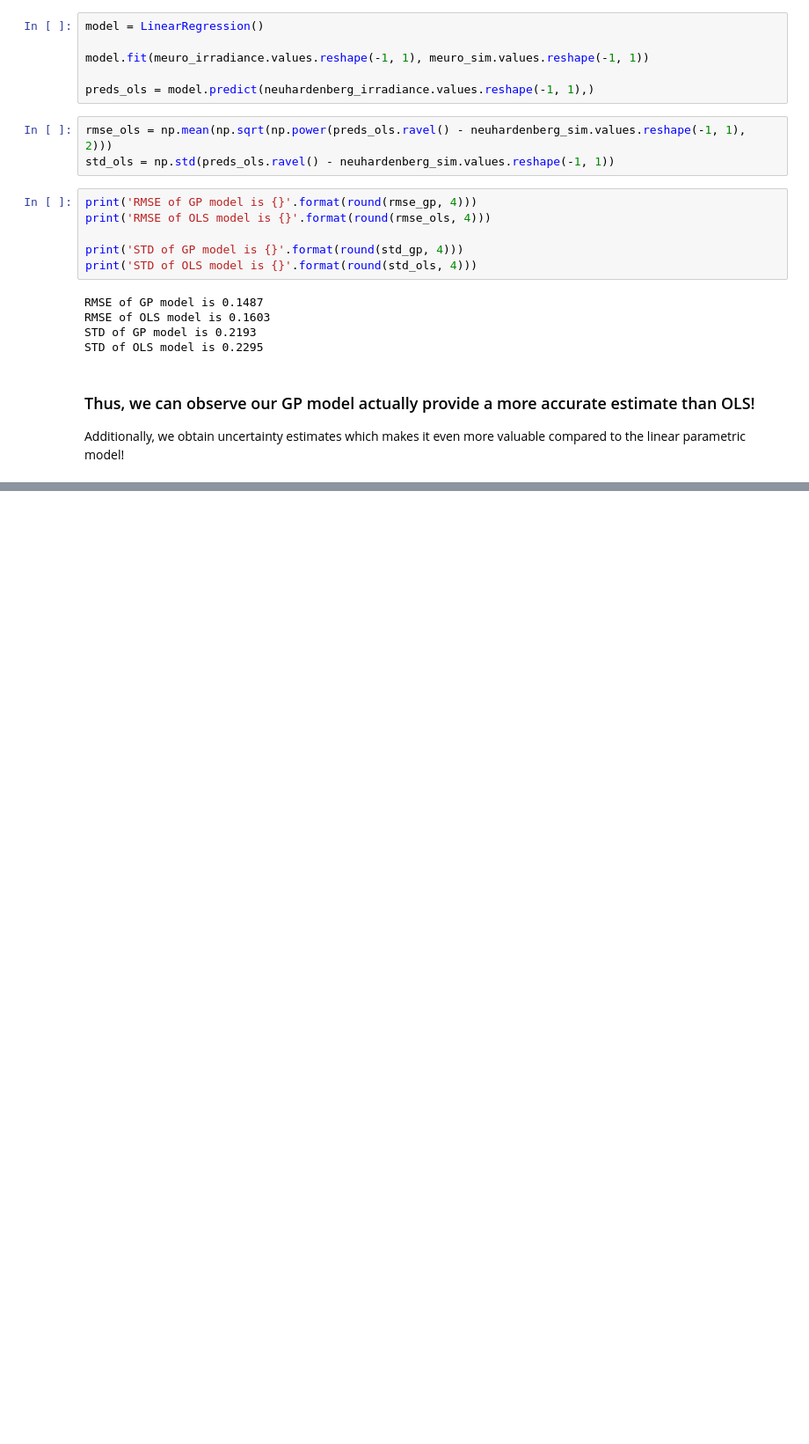
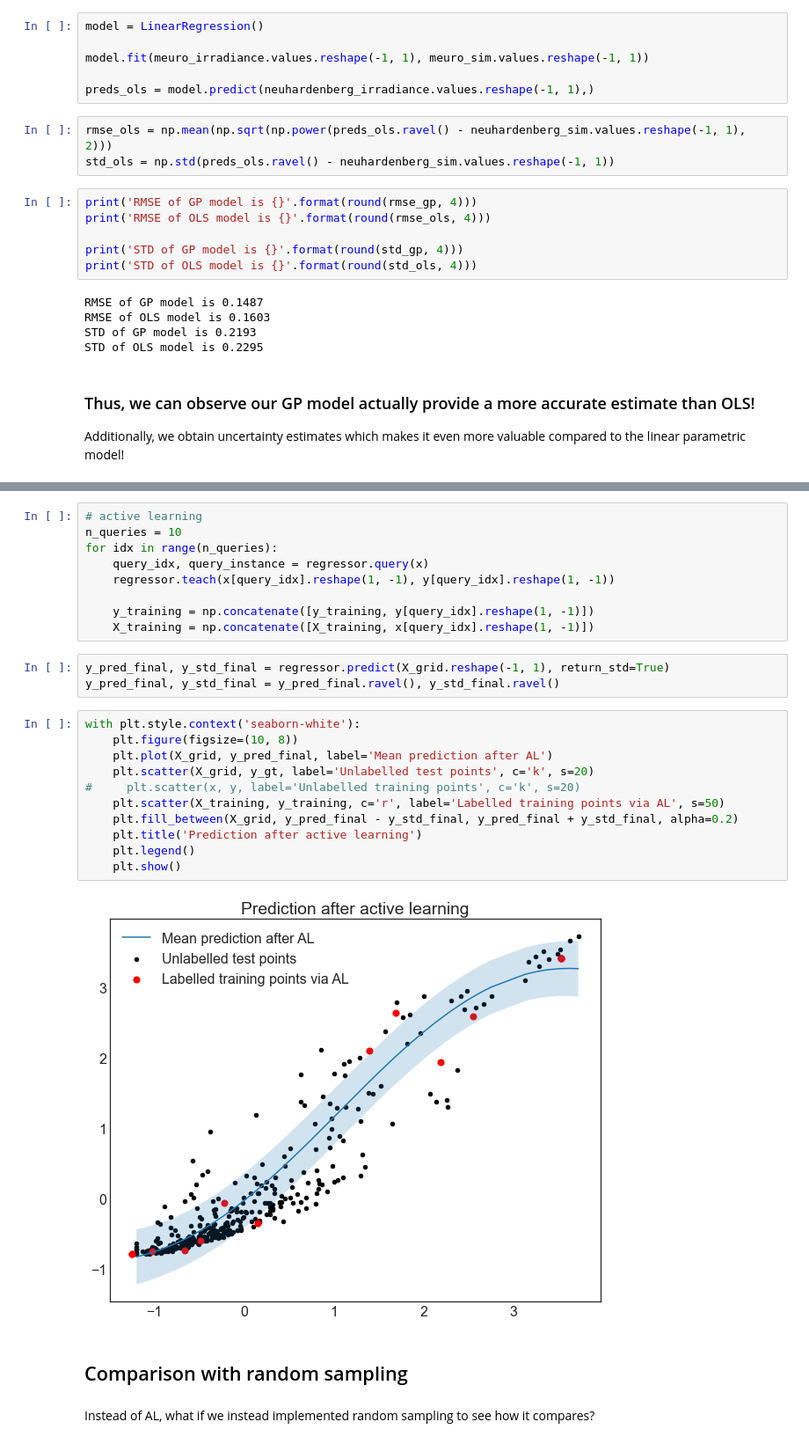
Before and after one commit to holmdk/gaussian_solar_project, a Jupyter notebook: notebooks/advanced_DTU_GaussianProcessRegression.ipynb, the cells around one changed output, grey strips where cells are left out. Shown: that part at 88% size. Cells and saved outputs as stored; diff of their text form; blank space fills up the shorter version.

```diff
--- a/notebooks/advanced_DTU_GaussianProcessRegression.ipynb
+++ b/notebooks/advanced_DTU_GaussianProcessRegression.ipynb
@@ -248,0 +296,29 @@ Additionally, we obtain uncertainty estimates which makes it even more valuable
+# %%
+# active learning
+n_queries = 10
+for idx in range(n_queries):
+    query_idx, query_instance = regressor.query(x)
+    regressor.teach(x[query_idx].reshape(1, -1), y[query_idx].reshape(1, -1))
+
+    y_training = np.concatenate([y_training, y[query_idx].reshape(1, -1)])
+    X_training = np.concatenate([X_training, x[query_idx].reshape(1, -1)])
+# %%
+y_pred_final, y_std_final = regressor.predict(X_grid.reshape(-1, 1), return_std=True)
+y_pred_final, y_std_final = y_pred_final.ravel(), y_std_final.ravel()
+# %%
+with plt.style.context('seaborn-white'):
+    plt.figure(figsize=(10, 8))
+    plt.plot(X_grid, y_pred_final, label='Mean prediction after AL')
+    plt.scatter(X_grid, y_gt, label='Unlabelled test points', c='k', s=20)
+#     plt.scatter(x, y, label='Unlabelled training points', c='k', s=20)
+    plt.scatter(X_training, y_training, c='r', label='Labelled training points via AL', s=50)
+    plt.fill_between(X_grid, y_pred_final - y_std_final, y_pred_final + y_std_final, alpha=0.2)
+    plt.title('Prediction after active learning')
+    plt.legend()
+    plt.show()
+# %% [output]
+[figure, added]
+# %% [markdown]
+## Comparison with random sampling
+# %% [markdown]
+Instead of AL, what if we instead implemented random sampling to see how it compares?
```
Also changed, not shown: parts of 19 cells of this notebook, 8 other files.
